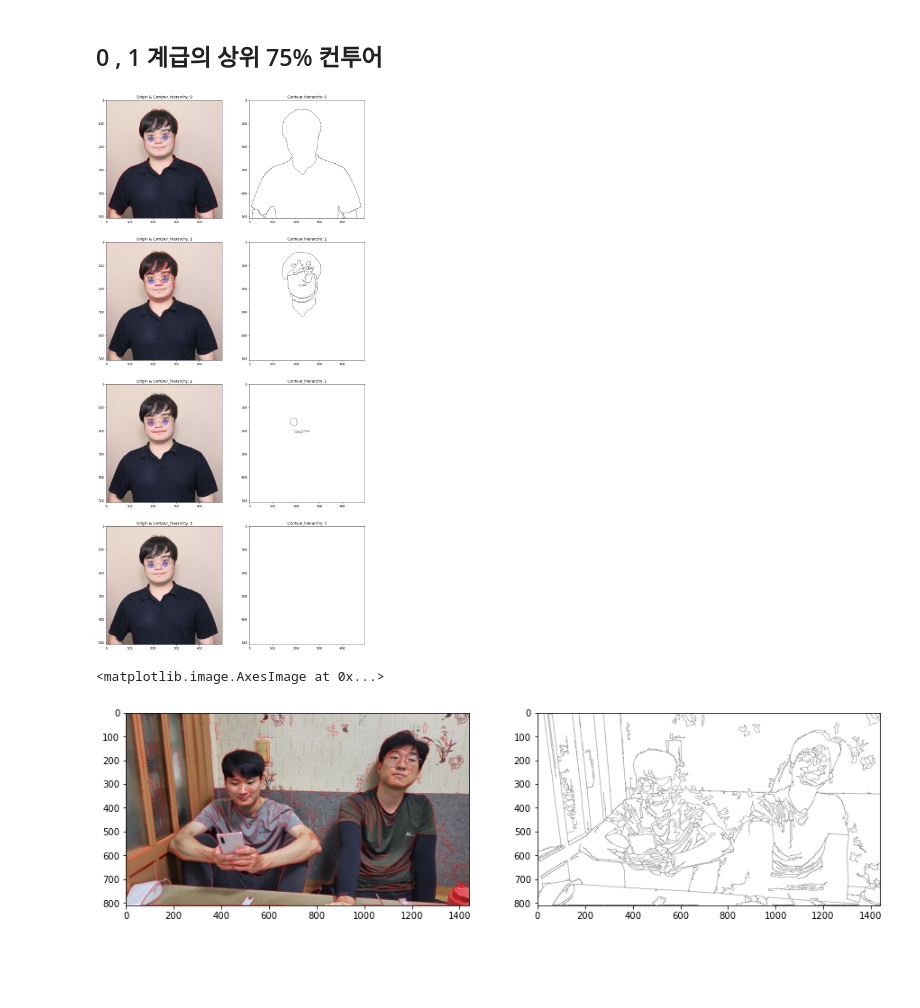
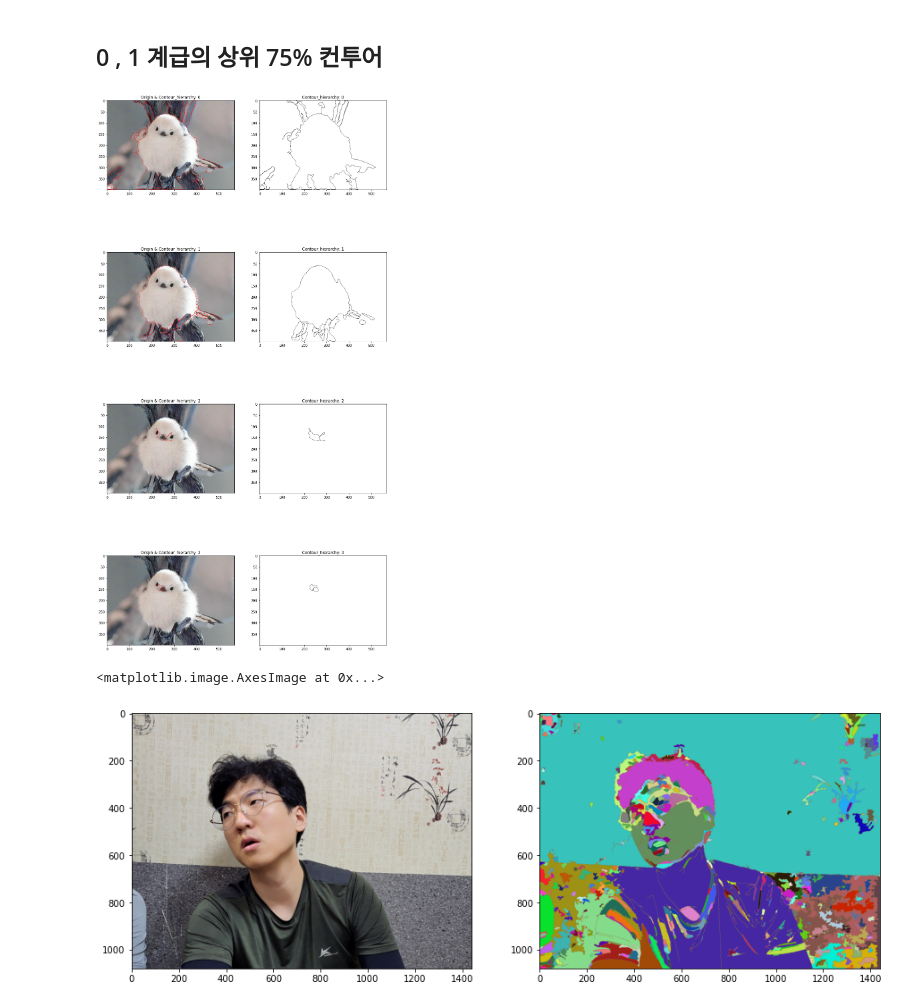
Before and after one commit to LHw3927/ImageAnalysis, a Jupyter notebook: Canny&Contours.ipynb, the cells around one changed output. Cells and saved outputs as stored; diff of their text form; code cells hidden in the pictures; blank space fills up the shorter version.

```diff
--- a/Canny&Contours.ipynb
+++ b/Canny&Contours.ipynb
@@ -118,6 +113,17 @@ def color_enhanced(img):
     enhanced_yuv = cv2.cvtColor(img, cv2.COLOR_BGR2YUV)
     enhanced_yuv[:, :, 0] = cv2.equalizeHist(enhanced_yuv[:, :, 0])
     return cv2.cvtColor(enhanced_yuv, cv2.COLOR_YUV2RGB)
+
+
+
+
+def PyrMeanShiftFiltering(img,sp=9,sr=20,lv=2,permission=False):
+    if sp < 10:
+        return cv2.pyrMeanShiftFiltering(img, sp, sr, None, lv)
+    elif permission:
+        return cv2.pyrMeanShiftFiltering(img, sp, sr, None, lv)
+    else:
+        pass
 # %%
 origin = origin_self_1.copy()
 # origin = color_enhanced(origin)
@@ -330,9 +336,10 @@ for index, valuse in enumerate(x):
 ### 계층별 컨투어 시각화
 컨투어 계층 나누기 + 인덱스를 지정해준 컨투어만 그려주기를 이용하여 계층별로 보여준 컨투어
 # %%
-origin = origin_howon.copy()
+origin = origin_minho_jisu.copy()
 
-origin_HE = hsv_equalizeHist(origin)
+origin_pyr = PyrMeanShiftFiltering(origin,lv=4)
+origin_HE = hsv_equalizeHist(origin_pyr)
 HE_me = cv2.medianBlur(origin_HE,7)
 cny, clo = canny_closed(HE_me,th_1=25,th_2=250,kernel_val=5)
 contours,hier=   cv2.findContours(clo.copy(),cv2.RETR_TREE,cv2.CHAIN_APPROX_NONE)
@@ -427,13 +434,14 @@ intersection:_2
 
 
 
-origin = ori.copy()
+origin = origin_bird.copy()
 
 
 
 
 
-origin_HE = hsv_equalizeHist(origin)
+origin_pyr = PyrMeanShiftFiltering(origin,lv=4)
+origin_HE = hsv_equalizeHist(origin_pyr)
 HE_me = cv2.medianBlur(origin_HE,7)
 cny, clo = canny_closed(HE_me,th_1=25,th_2=250,kernel_val=5)
 contours,hier=  cv2.findContours(clo.copy(),cv2.RETR_TREE,cv2.CHAIN_APPROX_NONE)
@@ -471,20 +479,18 @@ for i , valuse in enumerate(li_ContourImame):
     ax[i,1].imshow(valuse[1])
     ax[i,1].set_title(f'Contour_hierarchy: {i}')
 # %% [output]
-[figure, old version]
+[figure, new version]
 # %%
 
 
 
 
 
-origin = origin_minho_jisu.copy()
+origin = origin_minho.copy()
 
 
-
-
-
-origin_HE = hsv_equalizeHist(origin)
+origin_pyr = PyrMeanShiftFiltering(origin,lv=3,sr=10)
+origin_HE = hsv_equalizeHist(origin_pyr)
 HE_me = cv2.medianBlur(origin_HE,7)
 cny, clo = canny_closed(HE_me,th_1=25,th_2=175,kernel_val=5)
 contours,hier=  cv2.findContours(clo.copy(),cv2.RETR_TREE,cv2.CHAIN_APPROX_NONE)
@@ -495,34 +501,33 @@ contours,hier=  cv2.findContours(clo.copy(),cv2.RETR_TREE,cv2.CHAIN_APPROX_NONE)
 cont_level = cont_hier(hier)[0]
 cont_size = cont_SizeFilter(contours,80)
 
 
 
 
 
 # # 선별 컨투어 교집합
 li_ContourImame = []
 li_Selection = []
 
 for i in cont_level:
     li_Selection.append([j for j in intersection(i,cont_size)])
 
 
 temp = li_Selection[0].copy()
 temp.extend(li_Selection[1])
 
 
 
 li_ContourImame = drawContourList(origin,temp,contours)
 
 
 
 # # li_ContourImame  에 저장된 이미지 보여주기 (모든 래밸)
 f,ax = plt.subplots(1,2)
 f.set_size_inches(15,8)
 
-ax[0].imshow(li_ContourImame[0])
-
-ax[1].imshow(li_ContourImame[1])
+ax[0].imshow(origin)
+ax[1].imshow(ContourColoring(li_ContourImame[1]))
 # %% [output]
 <matplotlib.image.AxesImage at 0x...>
-[figure, old version]
+[figure, new version]
```
Also changed, not shown: parts of 10 cells of this notebook, 3 other files.
